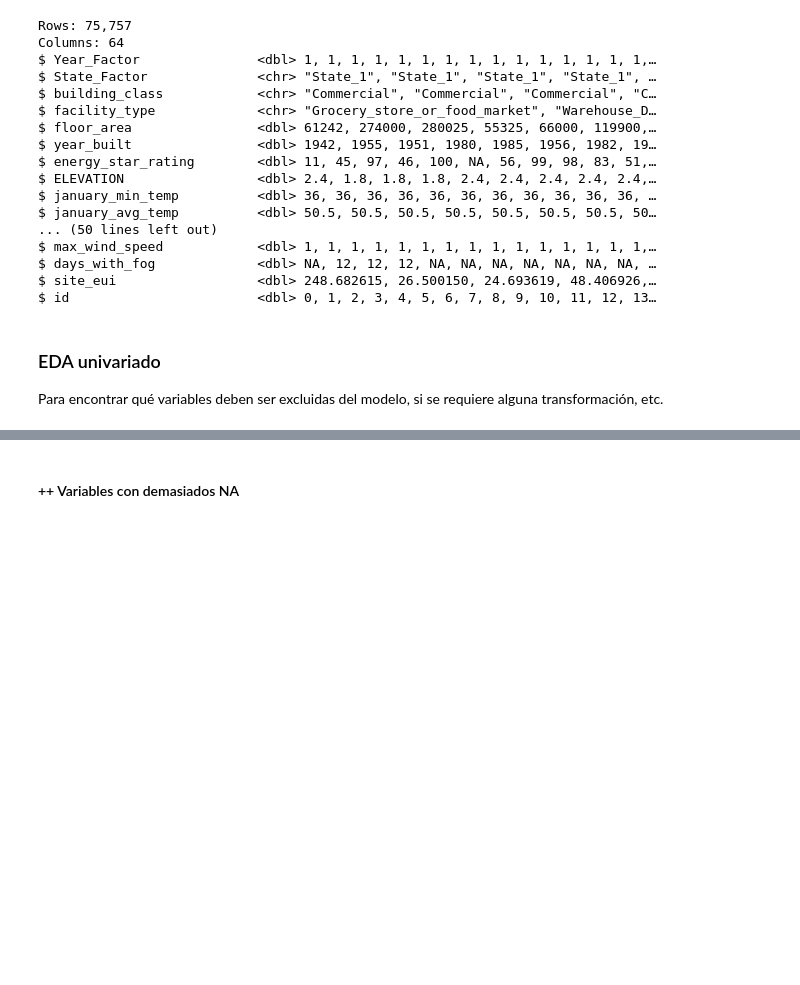
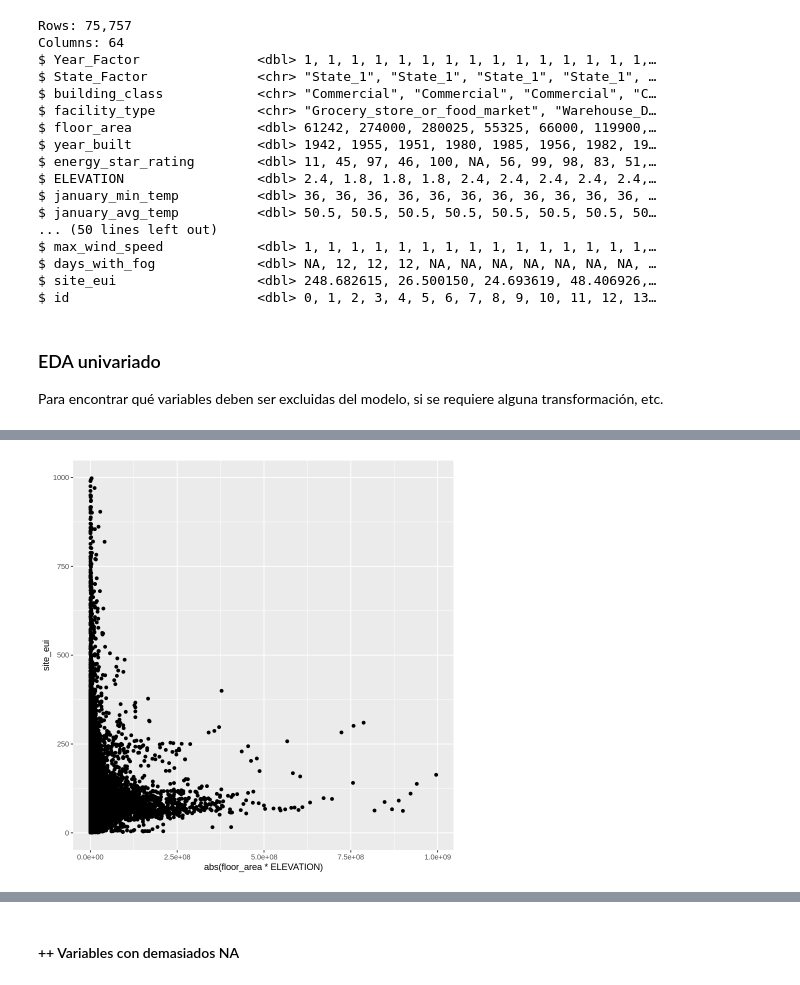
Before and after one commit to nestormontano/PrDS_2023_01_WIDS_Prediccion_Energia, a Jupyter notebook: Scripts/WIDS2022_Prediccion_Energia__EDA_r_ipynb.ipynb, the cells around one changed output, grey strips where cells are left out. Drawn from its saved outputs; the diff is of its cells as text; code cells hidden in the pictures; blank space fills up the shorter version.

```diff
--- a/Scripts/WIDS2022_Prediccion_Energia__EDA_r_ipynb.ipynb
+++ b/Scripts/WIDS2022_Prediccion_Energia__EDA_r_ipynb.ipynb
@@ -64,0 +106,4 @@ Para encontrar qué variables deben ser excluidas del modelo, si se requiere alg
+# %%
+datos %>% ggplot() + geom_point(aes(x= abs(floor_area*ELEVATION), y= site_eui))
+# %% [output]
+[figure, added]
```
Also changed, not shown: parts of 8 cells of this notebook.
